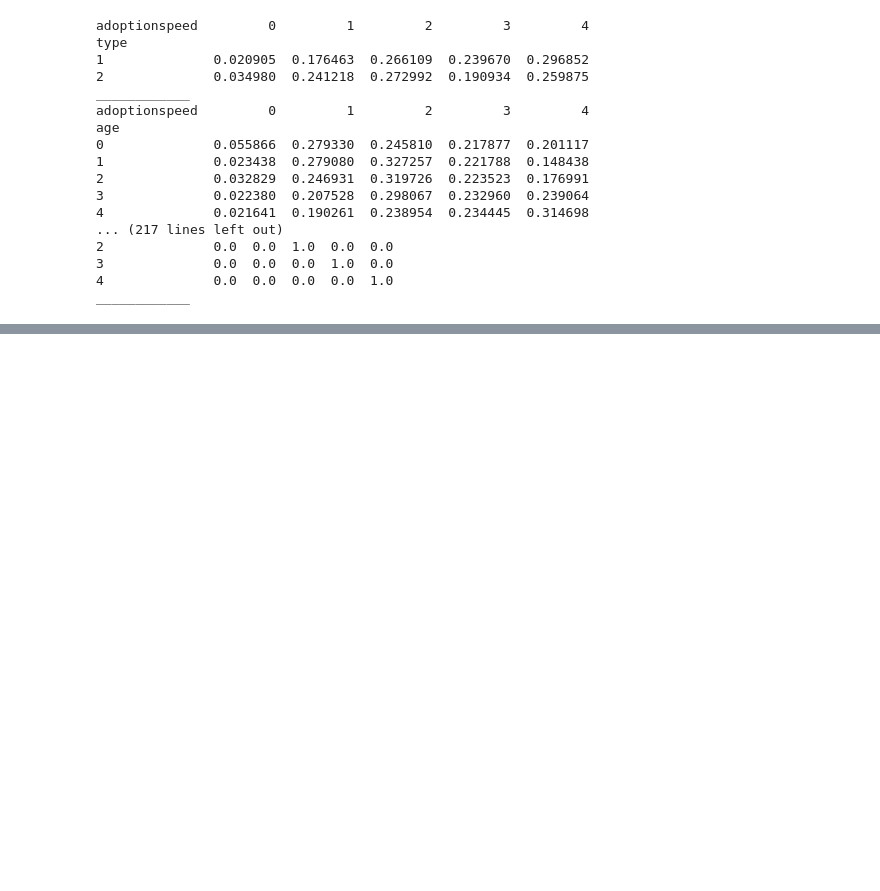
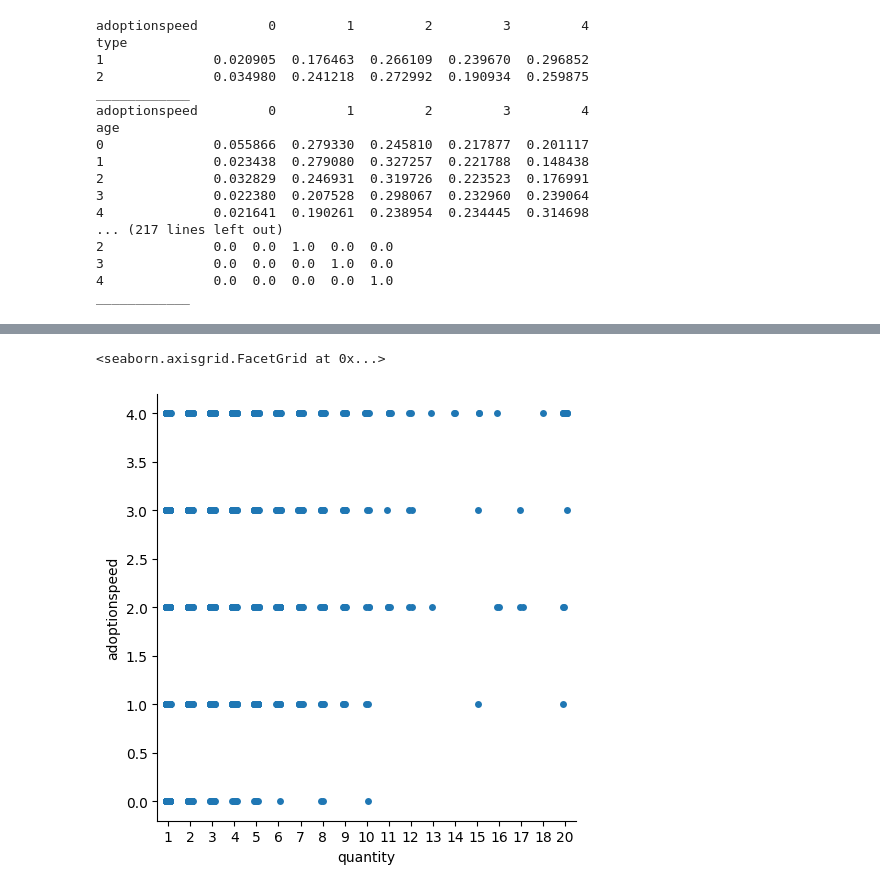
Before and after one commit to LanaCasselmann/ds_capstone_pet_adoptability, a Jupyter notebook: notebooks/pet_eda.ipynb, the cells around one changed output, grey strips where cells are left out. Drawn from its saved outputs; the diff is of its cells as text; code cells hidden in the pictures; blank space fills up the shorter version.

```diff
--- a/notebooks/pet_eda.ipynb
+++ b/notebooks/pet_eda.ipynb
@@ -99,0 +109,5 @@ ____________
+# %%
+sns.catplot(data=df_dropped, x='quantity', y='adoptionspeed', jitter=True)
+# %% [output]
+<seaborn.axisgrid.FacetGrid at 0x...>
+[figure, added]
```
Also changed, not shown: parts of 11 cells of this notebook, 2 other files.
